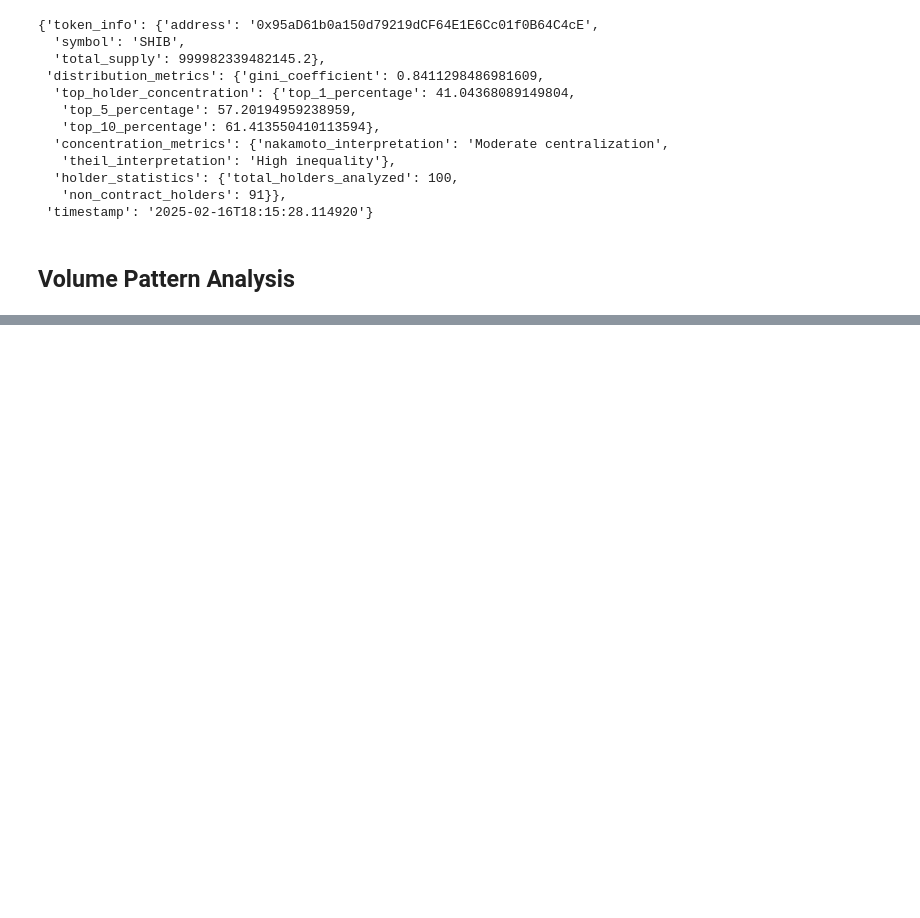
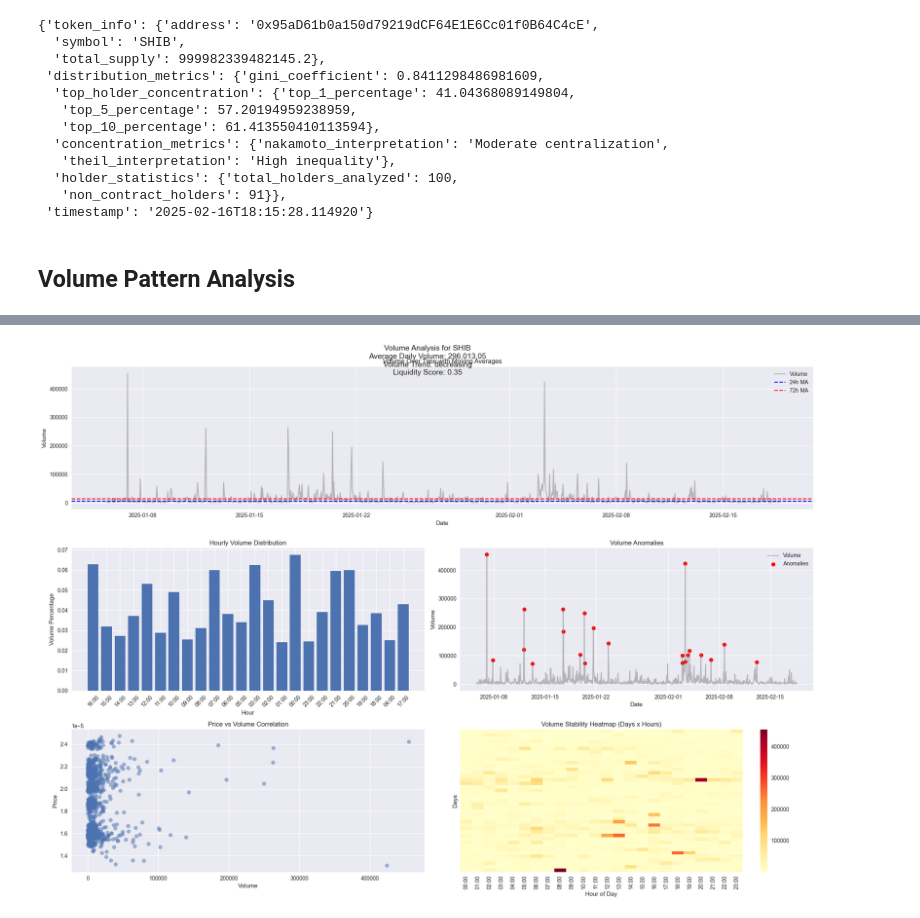
Before and after one commit to dxganta/defAI-Trading-Agent, a Jupyter notebook: bhorali/onchain.ipynb, the cells around one changed output, grey strips where cells are left out. Cells and saved outputs as stored; diff of their text form; code cells hidden in the pictures; blank space fills up the shorter version.

Commit message:
volume analysis done

```diff
--- a/bhorali/onchain.ipynb
+++ b/bhorali/onchain.ipynb
@@ -676,3 +676,38 @@ analyze_token_distribution(SHIB_INU)
  'timestamp': '2025-02-16T18:15:28.114920'}
 # %% [markdown]
 ## Volume Pattern Analysis
+# %%
+def get_ohlcv_data(token_address: str) -> dict:
+    """
+    Get OHLCV (Open, High, Low, Close, Volume) data for a token from geckoterminal
+
+    Args:
+        token_address (str): The token contract address
+
+    Returns:
+        list: A list of OHLCV data points in the format:
+        [timestamp, open, high, low, close, volume]
+"""
+
+    base_url = "https://api.geckoterminal.com/api/v2"
+
+    # get the top pools for the token
+    pools_url = f"{base_url}/networks/eth/tokens/{token_address}/pools"
+    response = requests.get(pools_url)
+
+    top_pool = response.json()['data'][0]['attributes']['address']
+
+    # Get OHLCV data
+    # For 1 month of data, using 1h interval as it's the best balance for AI analysis
+    ohlcv_url = f"{base_url}/networks/eth/pools/{top_pool}/ohlcv/hour"
+
+    params = {
+        "currency": "usd"  ,   # Get prices in USD
+        "limit": 1000
+    }
+
+    response = requests.get(ohlcv_url, params=params)
+
+    return response.json()['data']['attributes']['ohlcv_list']
+# %%
+data = get_ohlcv_data(SHIB_INU)
@@ -678,0 +1431,9 @@ analyze_token_distribution(SHIB_INU)
+# %%
+# Get data and analysis
+ohlcv_data = get_ohlcv_data(SHIB_INU)
+analysis = analyze_token_volume_comprehensive(SHIB_INU, ohlcv_data)
+
+# Create visualizations
+visualize_volume_analysis(ohlcv_data, analysis)
+# %% [output]
+[figure, added]
```
Also changed, not shown: parts of 4 cells of this notebook, 1 other file.
